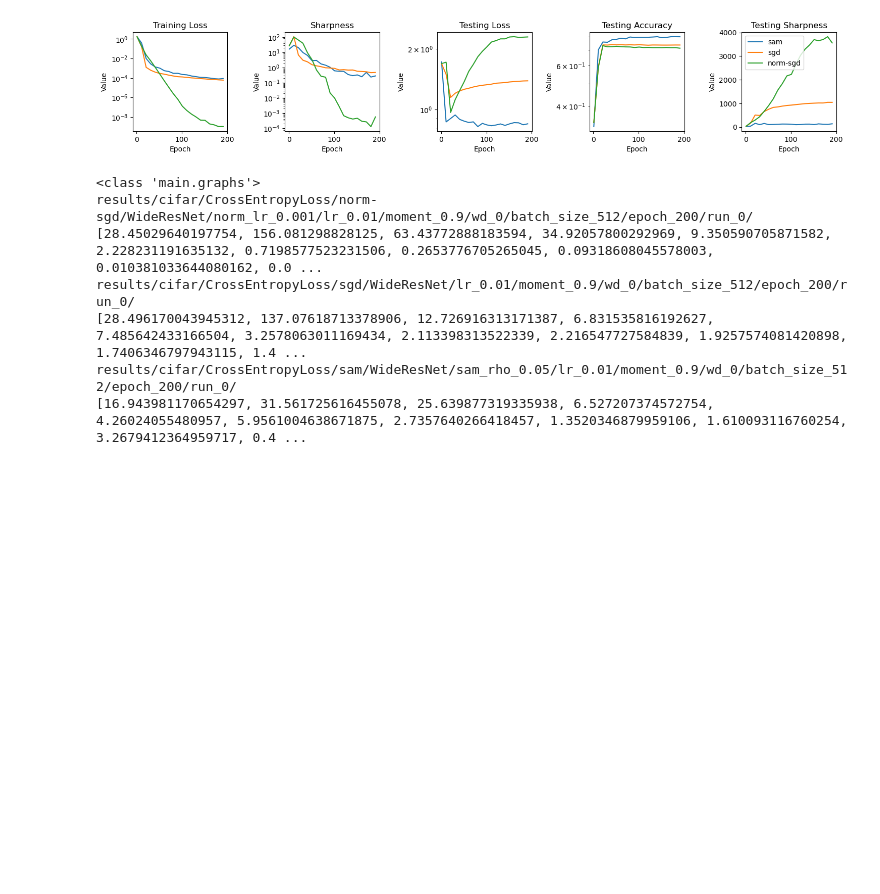
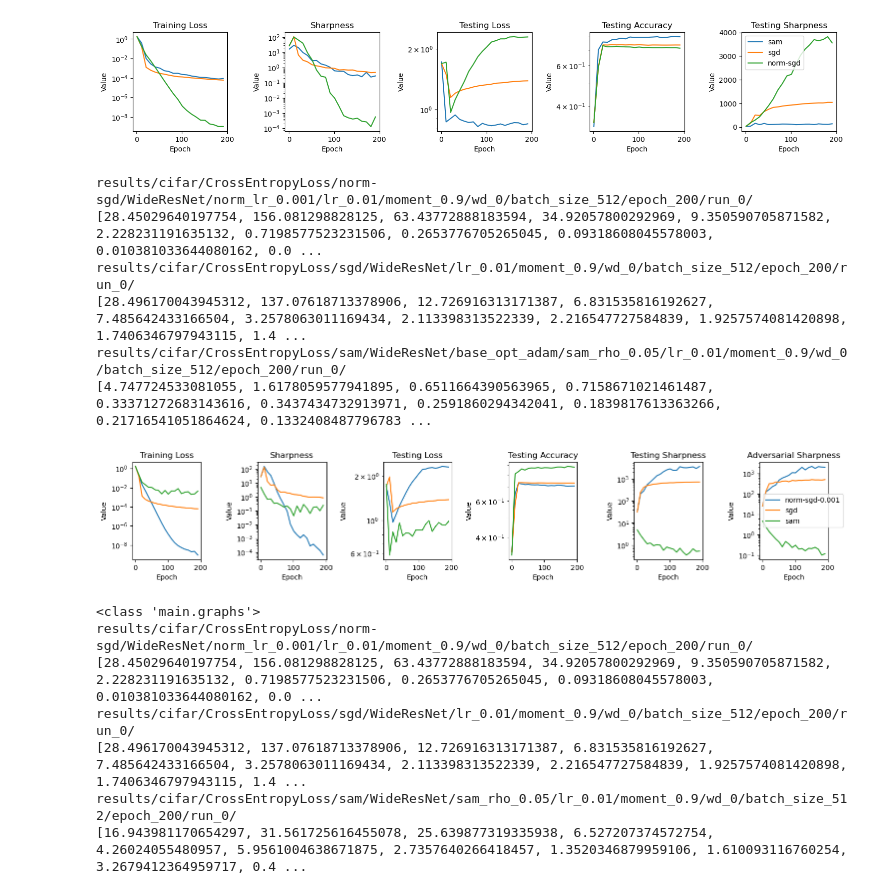
Before and after one commit to lucmonl/mlopt, a Jupyter notebook: notebook/sharpness-generalization.ipynb, the cells around one changed output. Drawn from its saved outputs; the diff is of its cells as text; code cells hidden in the pictures; blank space fills up the shorter version.

```diff
--- a/notebook/sharpness-generalization.ipynb
+++ b/notebook/sharpness-generalization.ipynb
@@ -455,6 +455,34 @@ results/cifar/norm-sgd/WideResNet/norm_lr_0.001/lr_0.01/wd_0/batch_size_512/epoc
 [figure]
 # %%
 ! python main.py --dataset cifar --model WideResNet --loss CrossEntropyLoss --opt sam --lr 0.01 --epoch 200 --analysis loss eigs adv_eigs --log_interval 10 --batch_size 512 --sam_rho 0.05 --momentum 0.9 --adv_eta 0.01
+# %%
+from plot_functions import plot_figures_opts
+from main import graphs
+
+lr, dataset_name, loss_name, momentum, weight_decay, batch_size, epochs = 0.01, "cifar", 'CrossEntropyLoss', 0.9, 0, 512, 200
+model_name = "WideResNet"
+model_params = {}
+#model_params["sam"] = {"feat_dim":50, "train_size": train_size, "sam_rho":0.2}
+model_params["sam"] = {"base_opt": "adam","sam_rho":0.05}
+model_params["sgd"] = {}
+model_params["norm-sgd-0.001"] = {"norm_lr": 0.001}
+#model_params["norm-sgd-0.1"] = {"norm_lr": 0.05, "feat_dim":30, "train_size": train_size}
+
+opt_params = {}
+opt_params['sam'] = {"adv_eta":0.01, 'lr': lr, 'dataset_name':dataset_name, 'loss': loss_name, 'opt':'sam', 'model_name':model_name, 'momentum':momentum, 'weight_decay':weight_decay, 'batch_size':batch_size, 'epochs':epochs}
+opt_params['sgd'] = {"adv_eta":0.01, 'lr': lr, 'dataset_name':dataset_name, 'loss': loss_name, 'opt':'sgd', 'model_name':model_name, 'momentum':momentum, 'weight_decay':weight_decay, 'batch_size':batch_size, 'epochs':epochs}
+opt_params['norm-sgd-0.001'] = {"adv_eta":0.01, 'lr': lr, 'dataset_name':dataset_name, 'loss': loss_name, 'opt':'norm-sgd', 'model_name':model_name, 'momentum':momentum, 'weight_decay':weight_decay, 'batch_size':batch_size, 'epochs':epochs}
+opt_params['norm-sgd-0.1'] = {"adv_eta":0.01, 'lr': lr, 'dataset_name':dataset_name, 'loss': loss_name, 'opt':'norm-sgd', 'model_name':model_name, 'momentum':momentum, 'weight_decay':weight_decay, 'batch_size':batch_size, 'epochs':epochs}
+
+plot_figures_opts(["norm-sgd-0.001", "sgd", "sam"], model_params, opt_params)
+# %% [output]
+results/cifar/CrossEntropyLoss/norm-sgd/WideResNet/norm_lr_0.001/lr_0.01/moment_0.9/wd_0/batch_size_512/epoch_200/run_0/
+[28.45029640197754, 156.081298828125, 63.43772888183594, 34.92057800292969, 9.350590705871582, 2.228231191635132, 0.7198577523231506, 0.2653776705265045, 0.09318608045578003, 0.010381033644080162, 0.0 ...
+results/cifar/CrossEntropyLoss/sgd/WideResNet/lr_0.01/moment_0.9/wd_0/batch_size_512/epoch_200/run_0/
+[28.496170043945312, 137.07618713378906, 12.726916313171387, 6.831535816192627, 7.485642433166504, 3.2578063011169434, 2.113398313522339, 2.216547727584839, 1.9257574081420898, 1.7406346797943115, 1.4 ...
+results/cifar/CrossEntropyLoss/sam/WideResNet/base_opt_adam/sam_rho_0.05/lr_0.01/moment_0.9/wd_0/batch_size_512/epoch_200/run_0/
+[4.747724533081055, 1.6178059577941895, 0.6511664390563965, 0.7158671021461487, 0.33371272683143616, 0.3437434732913971, 0.2591860294342041, 0.1839817613363266, 0.21716541051864624, 0.1332408487796783 ...
+[figure, added]
 # %%
 from plot_functions import plot_figures_opts
 from main import graphs
```
Also changed, not shown: parts of 2 cells of this notebook, 4 other files.
